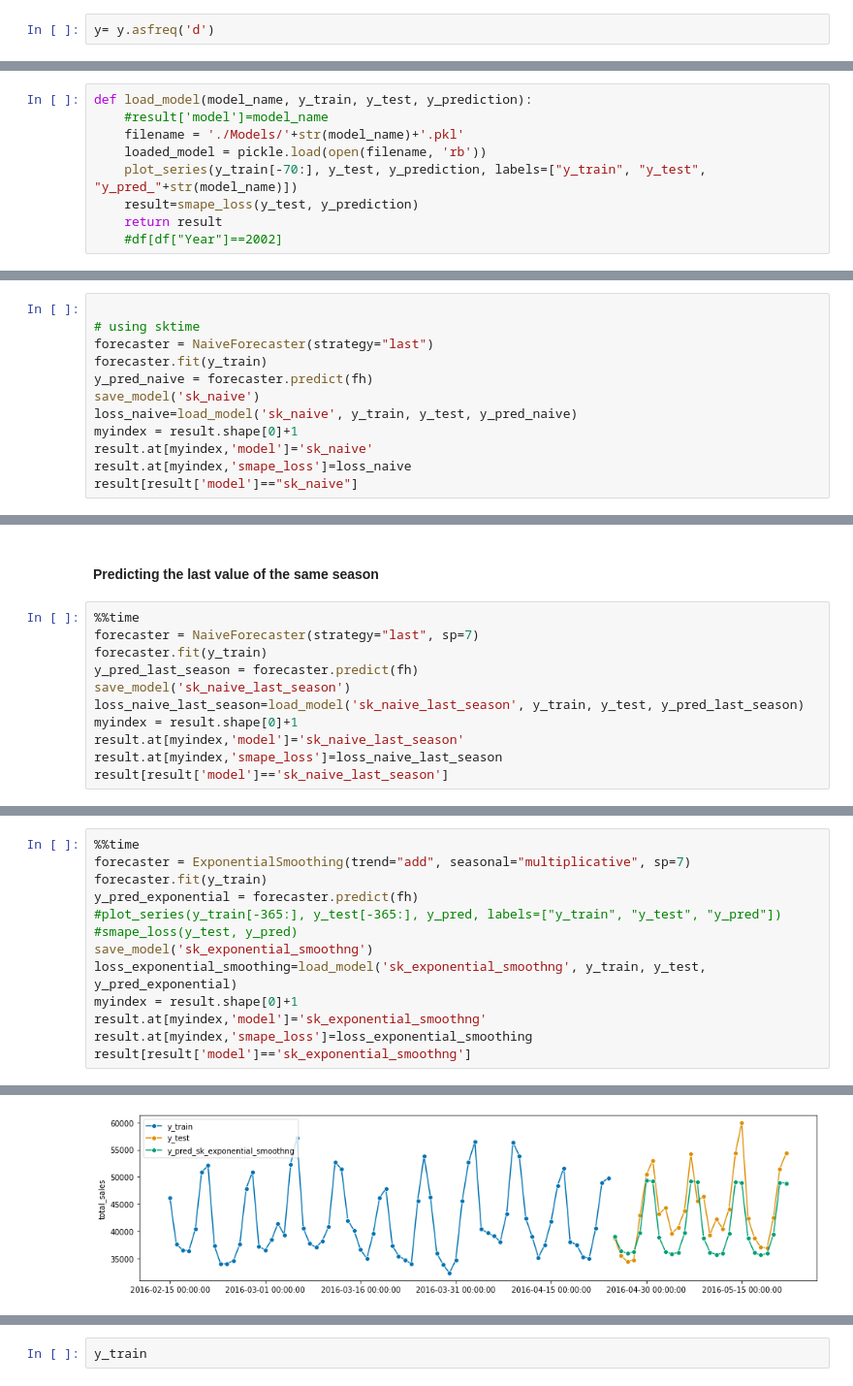
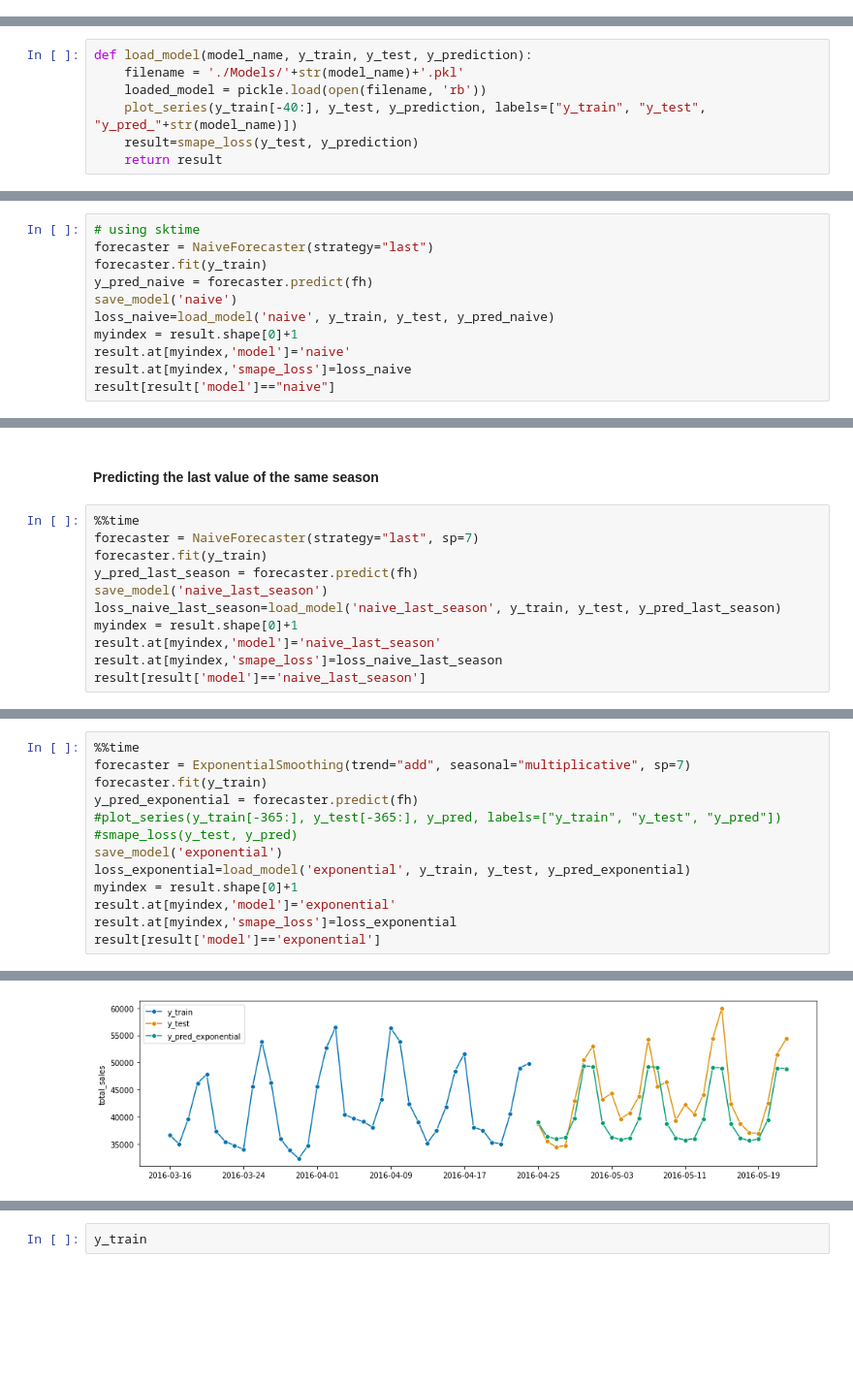
Before and after one commit to ElizabethSebastian/Sales-Forecasting, a Jupyter notebook: Forecast.ipynb, the cells around one changed output, grey strips where cells are left out. Shown: that part at 97% size. Cells and saved outputs as stored; diff of their text form; blank space fills up the shorter version.

```diff
--- a/Forecast.ipynb
+++ b/Forecast.ipynb
@@ -136,2 +90,0 @@ pd.read_csv('y_df.csv')
-# %%
-y= y.asfreq('d')
@@ -204,9 +132,7 @@ result.shape
 # %%
 def load_model(model_name, y_train, y_test, y_prediction):
-    #result['model']=model_name
     filename = './Models/'+str(model_name)+'.pkl'
     loaded_model = pickle.load(open(filename, 'rb'))
-    plot_series(y_train[-70:], y_test, y_prediction, labels=["y_train", "y_test", "y_pred_"+str(model_name)])
+    plot_series(y_train[-40:], y_test, y_prediction, labels=["y_train", "y_test", "y_pred_"+str(model_name)])
     result=smape_loss(y_test, y_prediction)
     return result
-    #df[df["Year"]==2002]
@@ -215,14 +141,13 @@ def load_model(model_name, y_train, y_test, y_prediction):
 # %%
-
 # using sktime
 forecaster = NaiveForecaster(strategy="last")
 forecaster.fit(y_train)
 y_pred_naive = forecaster.predict(fh)
-save_model('sk_naive')
-loss_naive=load_model('sk_naive', y_train, y_test, y_pred_naive)
+save_model('naive')
+loss_naive=load_model('naive', y_train, y_test, y_pred_naive)
 myindex = result.shape[0]+1
-result.at[myindex,'model']='sk_naive'
+result.at[myindex,'model']='naive'
 result.at[myindex,'smape_loss']=loss_naive
-result[result['model']=="sk_naive"]
+result[result['model']=="naive"]
 # %% [output]
 |  | model | smape_loss |
@@ -235,10 +160,10 @@ result[result['model']=="sk_naive"]
 forecaster = NaiveForecaster(strategy="last", sp=7)
 forecaster.fit(y_train)
 y_pred_last_season = forecaster.predict(fh)
-save_model('sk_naive_last_season')
-loss_naive_last_season=load_model('sk_naive_last_season', y_train, y_test, y_pred_last_season)
+save_model('naive_last_season')
+loss_naive_last_season=load_model('naive_last_season', y_train, y_test, y_pred_last_season)
 myindex = result.shape[0]+1
-result.at[myindex,'model']='sk_naive_last_season'
+result.at[myindex,'model']='naive_last_season'
 result.at[myindex,'smape_loss']=loss_naive_last_season
-result[result['model']=='sk_naive_last_season']
+result[result['model']=='naive_last_season']
 # %% [output]
@@ -275,10 +180,10 @@ forecaster.fit(y_train)
 y_pred_exponential = forecaster.predict(fh)
 #plot_series(y_train[-365:], y_test[-365:], y_pred, labels=["y_train", "y_test", "y_pred"])
 #smape_loss(y_test, y_pred)
-save_model('sk_exponential_smoothng')
-loss_exponential_smoothing=load_model('sk_exponential_smoothng', y_train, y_test, y_pred_exponential)
+save_model('exponential')
+loss_exponential=load_model('exponential', y_train, y_test, y_pred_exponential)
 myindex = result.shape[0]+1
-result.at[myindex,'model']='sk_exponential_smoothng'
-result.at[myindex,'smape_loss']=loss_exponential_smoothing
-result[result['model']=='sk_exponential_smoothng']
+result.at[myindex,'model']='exponential'
+result.at[myindex,'smape_loss']=loss_exponential
+result[result['model']=='exponential']
 # %% [output]
@@ -288 +193 @@ Wall time: 597 ms
-[figure, old version]
+[figure, new version]
```
Also changed, not shown: parts of 123 cells of this notebook, 28 other files.
